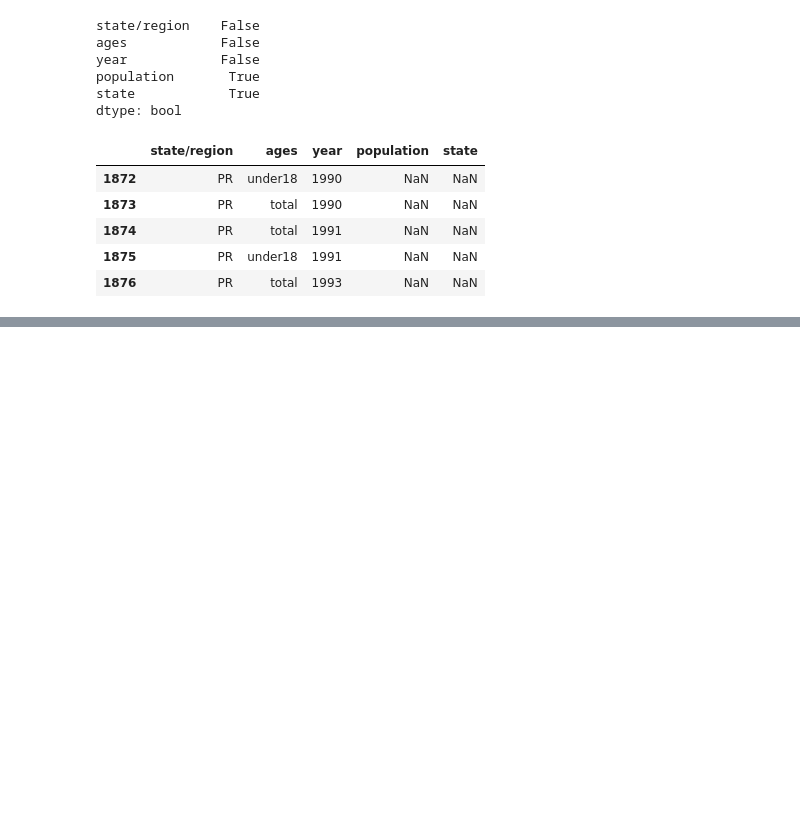
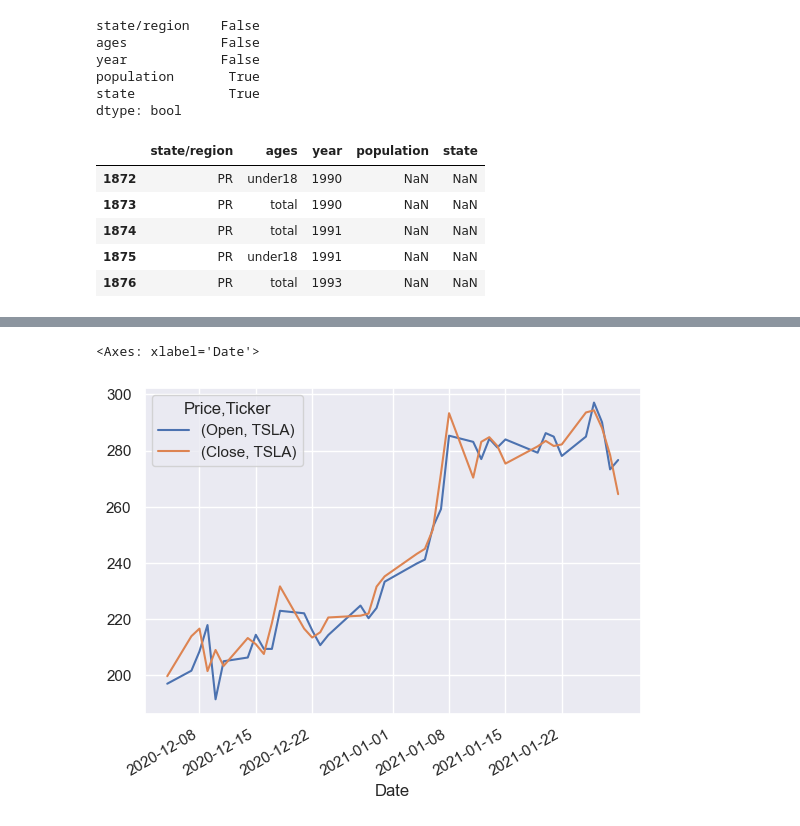
Before and after one commit to kimyuchan-1/workspace_data_science, a Jupyter notebook: pydsr-main/notebooks/chap03/pandas.ipynb, the cells around one changed output, grey strips where cells are left out. Cells and saved outputs as stored; diff of their text form; code cells hidden in the pictures; blank space fills up the shorter version.

```diff
--- a/pydsr-main/notebooks/chap03/pandas.ipynb
+++ b/pydsr-main/notebooks/chap03/pandas.ipynb
@@ -486,0 +1020,2 @@ merged[mask].head()
+# %%
+df = yf.download(['TSLA'], period='5y')
@@ -486,0 +1050,5 @@ merged[mask].head()
+# %%
+df.loc['2020-01':'2021-01',['Open','Close']].plot()
+# %% [output]
+<Axes: xlabel='Date'>
+[figure, added]
```
Also changed, not shown: parts of 87 cells of this notebook, 3 other files.
